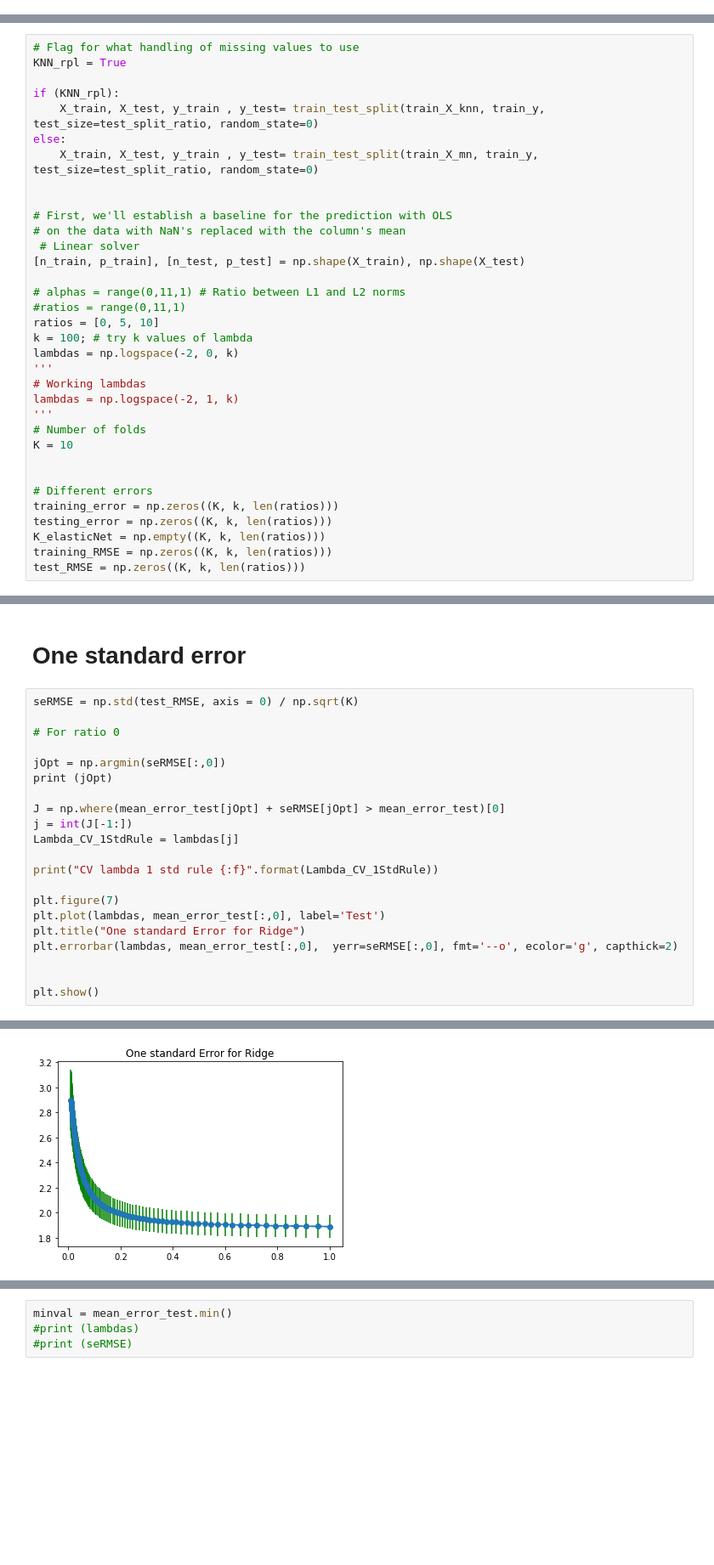
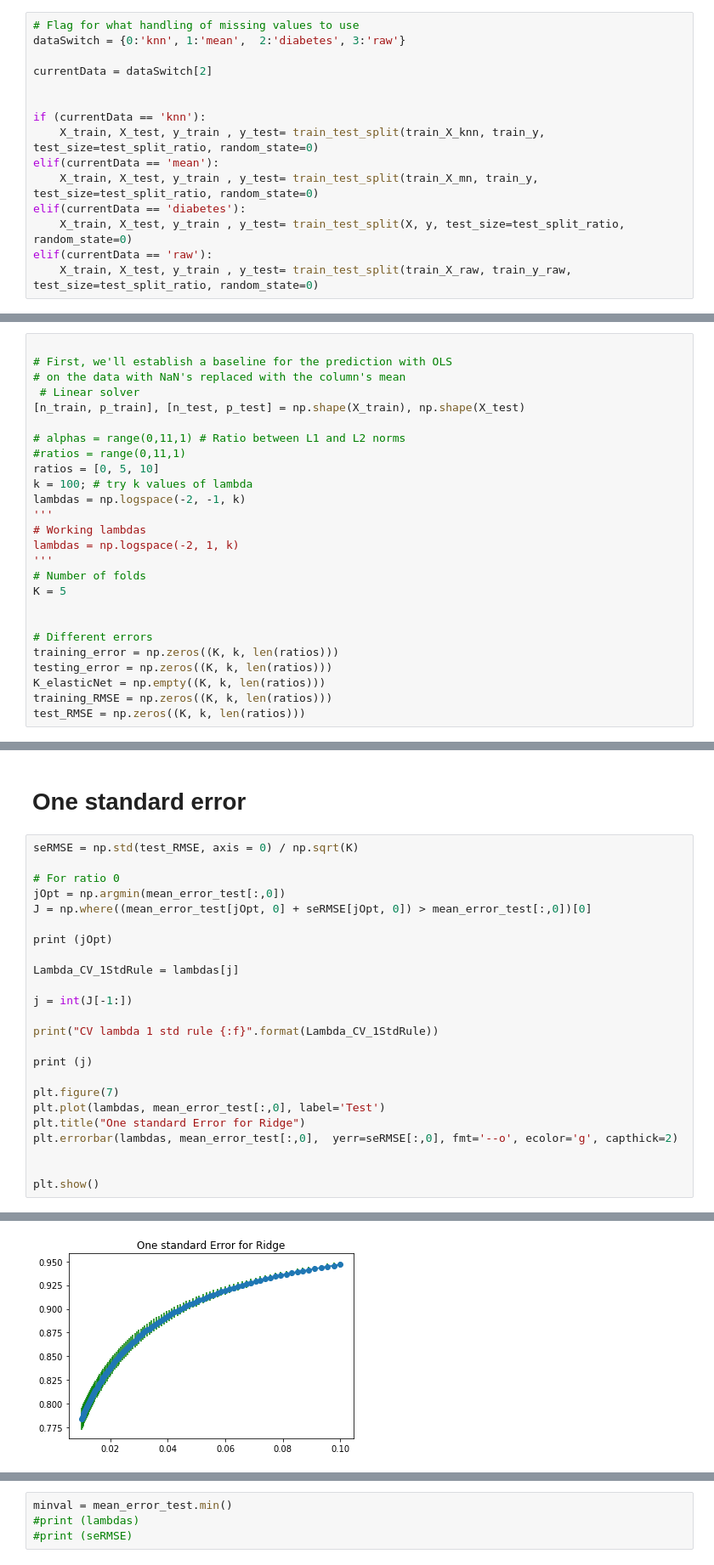
Before and after one commit to riadghorra/comp-data-analysis-project-1, a Jupyter notebook: elastic_net_attempt_1000.ipynb, the cells around one changed output, grey strips where cells are left out. Shown at 85% size. Cells and saved outputs as stored; diff of their text form; blank space fills up the shorter version.

Commit message:
udated to test other data set + some error in one standard error

```diff
--- a/elastic_net_attempt_1000.ipynb
+++ b/elastic_net_attempt_1000.ipynb
@@ -43,14 +60,21 @@ test_split_ratio = 0.3
+# %%
+# Flag for what handling of missing values to use
+dataSwitch = {0:'knn', 1:'mean',  2:'diabetes', 3:'raw'}
+
+currentData = dataSwitch[2]
+
+
+if (currentData == 'knn'):
+    X_train, X_test, y_train , y_test= train_test_split(train_X_knn, train_y, test_size=test_split_ratio, random_state=0)
+elif(currentData == 'mean'):
+    X_train, X_test, y_train , y_test= train_test_split(train_X_mn, train_y, test_size=test_split_ratio, random_state=0)
+elif(currentData == 'diabetes'):
+    X_train, X_test, y_train , y_test= train_test_split(X, y, test_size=test_split_ratio, random_state=0)
+elif(currentData == 'raw'):
+    X_train, X_test, y_train , y_test= train_test_split(train_X_raw, train_y_raw, test_size=test_split_ratio, random_state=0)
 # %% [markdown]
 # Global variables
 # %%
-# Flag for what handling of missing values to use
-KNN_rpl = True
-
-if (KNN_rpl):
-    X_train, X_test, y_train , y_test= train_test_split(train_X_knn, train_y, test_size=test_split_ratio, random_state=0)
-else:
-    X_train, X_test, y_train , y_test= train_test_split(train_X_mn, train_y, test_size=test_split_ratio, random_state=0)
-
 
 # First, we'll establish a baseline for the prediction with OLS
 # on the data with NaN's replaced with the column's mean
@@ -61,13 +85,13 @@ else:
 #ratios = range(0,11,1)
 ratios = [0, 5, 10]
 k = 100; # try k values of lambda
-lambdas = np.logspace(-2, 0, k)
+lambdas = np.logspace(-2, -1, k)
 '''
 # Working lambdas
 lambdas = np.logspace(-2, 1, k)
 '''
 # Number of folds
-K = 10
+K = 5
 
 
 # Different errors
@@ -187,15 +211,18 @@ ratio 1: 1.7267239641077137 for lambda 0.15556761439304723
 seRMSE = np.std(test_RMSE, axis = 0) / np.sqrt(K)
 
 # For ratio 0
+jOpt = np.argmin(mean_error_test[:,0])
+J = np.where((mean_error_test[jOpt, 0] + seRMSE[jOpt, 0]) > mean_error_test[:,0])[0]
 
-jOpt = np.argmin(seRMSE[:,0])
 print (jOpt)
 
-J = np.where(mean_error_test[jOpt] + seRMSE[jOpt] > mean_error_test)[0]
-j = int(J[-1:])
 Lambda_CV_1StdRule = lambdas[j]
 
+j = int(J[-1:])
+
 print("CV lambda 1 std rule {:f}".format(Lambda_CV_1StdRule))
+
+print (j)
 
 plt.figure(7)
 plt.plot(lambdas, mean_error_test[:,0], label='Test')
@@ -210,4 +238,4 @@ CV lambda 1 std rule 1.000000
-[figure, old version]
+[figure, new version]
 # %%
 seRMSE = np.std(test_RMSE, axis = 0) / np.sqrt(K)
 
```
Also changed, not shown: parts of 15 cells of this notebook.
